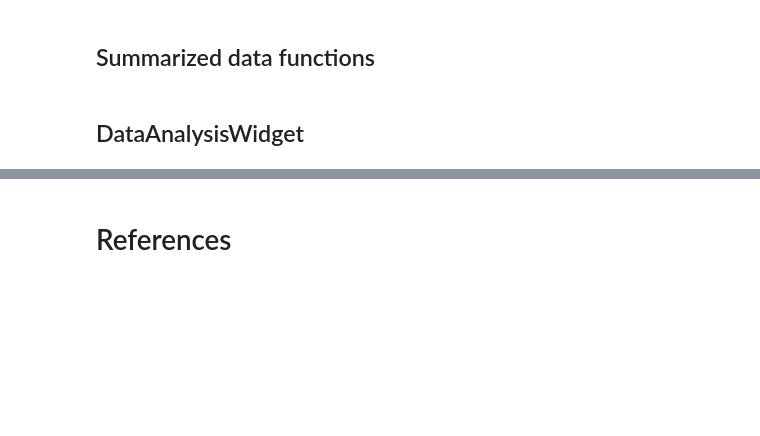
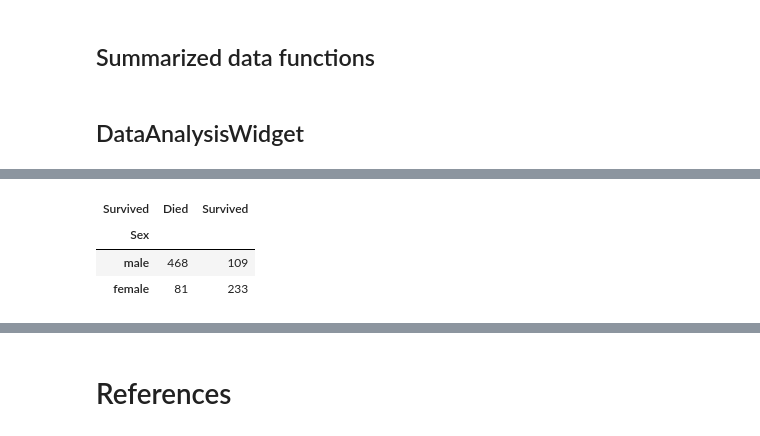
Before and after one commit to xmnlab/notebooks, a Jupyter notebook: plugin/DataAnalysisWidget.ipynb, the cells around one changed output, grey strips where cells are left out. Cells and saved outputs as stored; diff of their text form; code cells hidden in the pictures; blank space fills up the shorter version.

Commit message:
first version of one chart function

```diff
--- a/plugin/DataAnalysisWidget.ipynb
+++ b/plugin/DataAnalysisWidget.ipynb
@@ -308,0 +263,10 @@ daw.show_one_chart()
+# %%
+daw.show_chart(
+    field_reference='Survived',
+    fields_comparison=['Sex']
+)
+# %% [output]
+| Survived | Died | Survived |
+| Sex |  |  |
+| male | 468 | 109 |
+| female | 81 | 233 |
```
Also changed, not shown: parts of 13 cells of this notebook.
